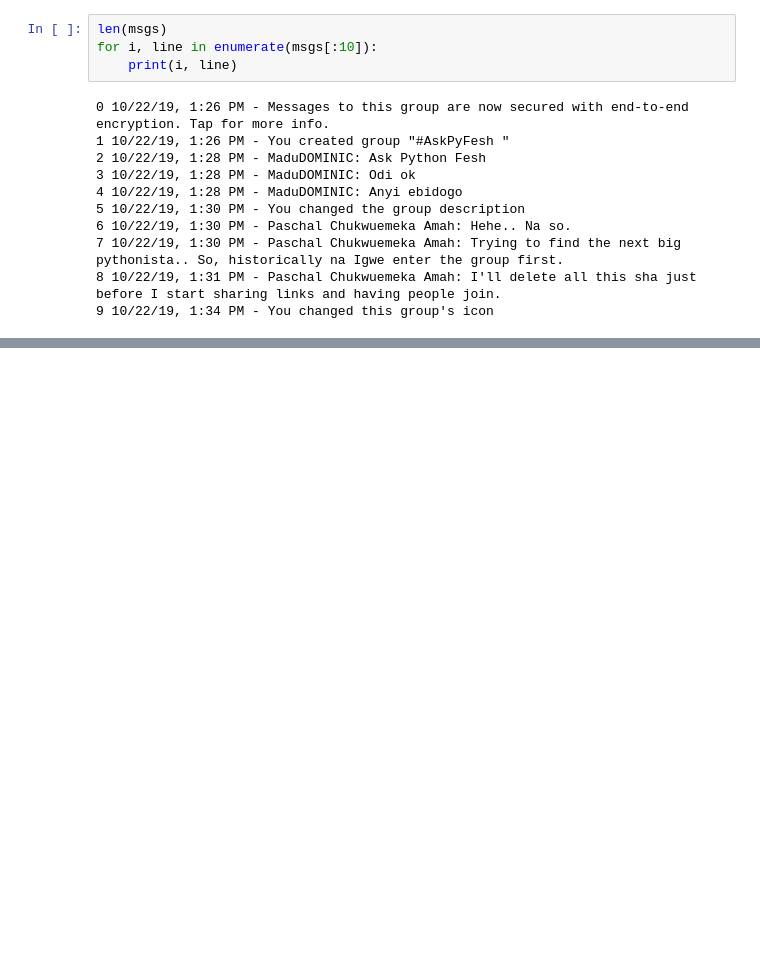
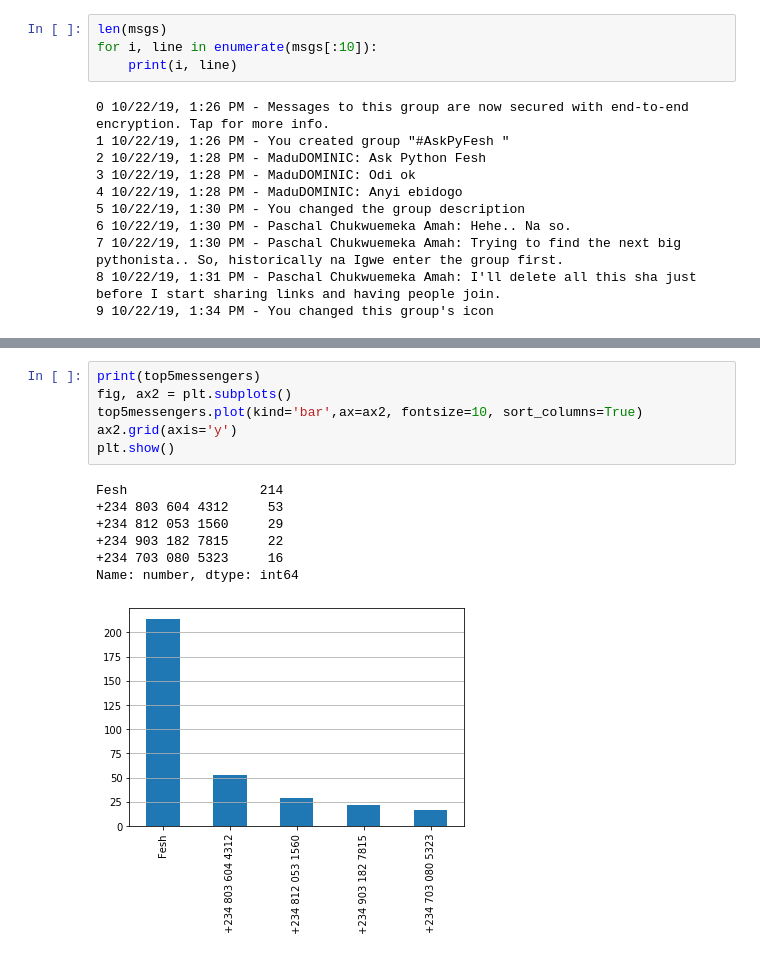
Before and after one commit to ifebuche/-AskPyFesh, a Jupyter notebook: analysis.ipynb, the cells around one changed output, grey strips where cells are left out. Saved outputs shown, nothing was run; the diff lists cells and outputs as text; blank space fills up the shorter version.

```diff
--- a/analysis.ipynb
+++ b/analysis.ipynb
@@ -304,0 +555,14 @@ NameError: name 'df' is not defined
+# %%
+print(top5messengers)
+fig, ax2 = plt.subplots()
+top5messengers.plot(kind='bar',ax=ax2, fontsize=10, sort_columns=True)
+ax2.grid(axis='y')
+plt.show()
+# %% [output]
+Fesh                 214
++234 803 604 4312     53
++234 812 053 1560     29
++234 903 182 7815     22
++234 703 080 5323     16
+Name: number, dtype: int64
+[figure, added]
```
Also changed, not shown: parts of 28 cells of this notebook, 2 other files.
